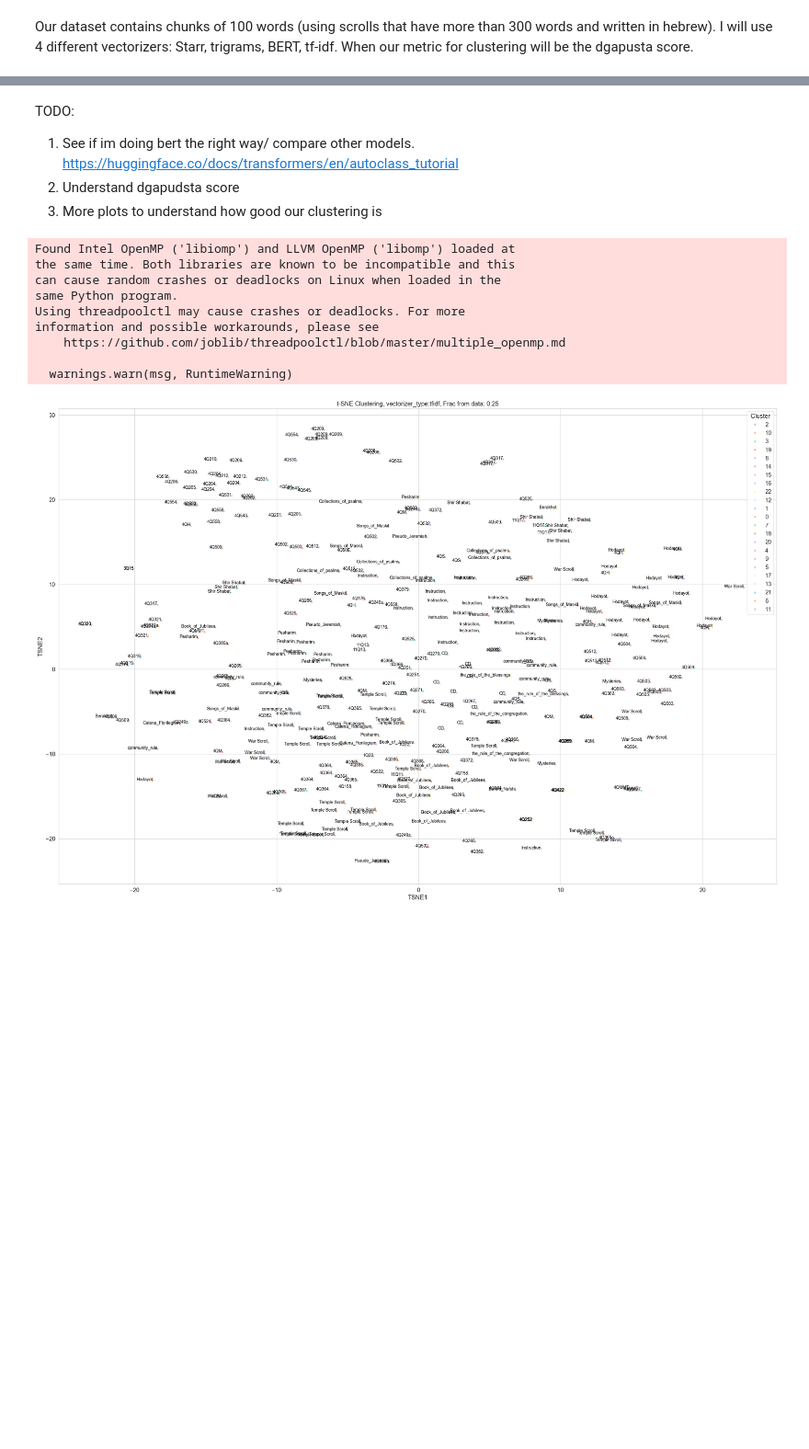
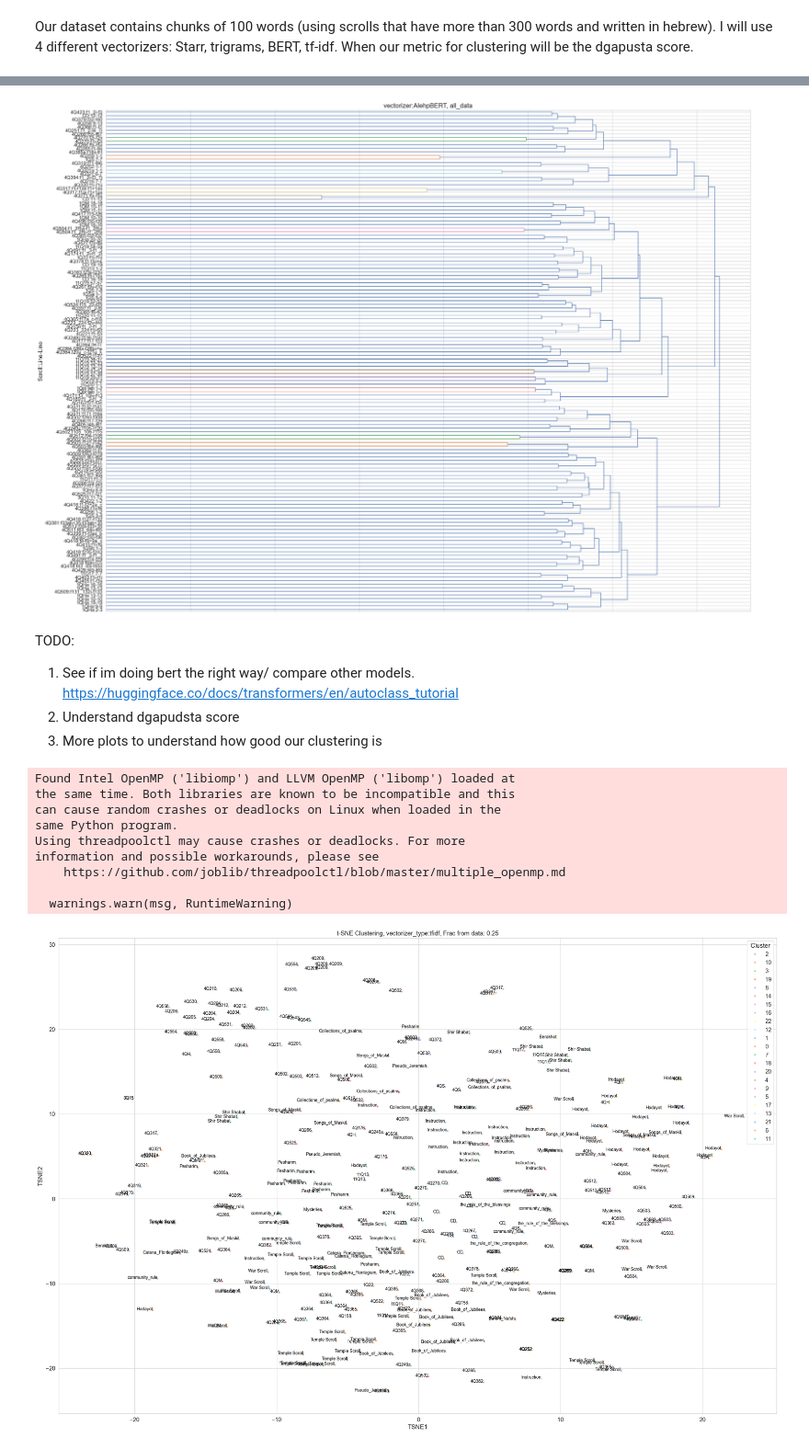
Before and after one commit to yonatanlou/QumranNLP, a Jupyter notebook: notebooks/3.0-clustering_by_book.ipynb, the cells around one changed output, grey strips where cells are left out. Shown at 92% size. Drawn from its saved outputs; the diff is of its cells as text; code cells hidden in the pictures; blank space fills up the shorter version.

```diff
--- a/notebooks/3.0-clustering_by_book.ipynb
+++ b/notebooks/3.0-clustering_by_book.ipynb
@@ -203,6 +213,13 @@ def bert_embed(texts, model, tokenizer):
     return np.vstack(all_embeddings)
 
 
+def init_bert_vectorizer(df,text_column, model_name):
+    tokenizer = AutoTokenizer.from_pretrained(model_name)
+    model = AutoModel.from_pretrained(model_name)
+    vectorizer_matrix = bert_embed(df[text_column].tolist(), model, tokenizer)
+    return vectorizer_matrix
+
+
 def vectorize_text(df, text_column, vectorizer_type):
     if vectorizer_type == 'tfidf':
         vectorizer = TfidfVectorizer()
@@ -216,15 +233,13 @@ def vectorize_text(df, text_column, vectorizer_type):
     elif vectorizer_type == 'starr':
         starr_cols = get_starr_features()
         vectorizer_matrix = df[starr_cols].to_numpy()
-    elif vectorizer_type == 'bert':
-        tokenizer = AutoTokenizer.from_pretrained('onlplab/alephbert-base')
-        model = AutoModel.from_pretrained('onlplab/alephbert-base')
 
-        vectorizer_matrix = bert_embed(df[text_column].tolist(), model, tokenizer)
+    elif vectorizer_type in BERT_MODELS:
+        model_name = vectorizer_type
+        vectorizer_matrix = init_bert_vectorizer(df,text_column, model_name)
     else:
         raise ValueError("Unsupported vectorizer type.")
     return vectorizer_matrix
-
 
 def get_linkage_matrix(model):
     # create the counts of samples under each node
@@ -452,8 +467,8 @@ def create_dasgupta_score_plot(scores_df, chunk_size, num_cvs, frac, linkage_met
     plt.legend(handles=handles[0:2], labels=labels[0:2], title='Score Type', fontsize=14, title_fontsize=16,
                loc='best', ncol=3)
 
-    # Rotate x-axis labels for better readability
-    plt.xticks(rotation=45)
+
+
 
     # Improve layout
     plt.tight_layout()
@@ -461,6 +476,7 @@ def create_dasgupta_score_plot(scores_df, chunk_size, num_cvs, frac, linkage_met
 
     # Remove top and right spines for a cleaner look
     sns.despine(offset=5, trim=True)
+    plt.xticks(rotation=45)
     plt.savefig(f"{file_name}.png")
     plt.show()
 
@@ -670,0 +1079,12 @@ You should probably TRAIN this model on a down-stream task to be able to use it
+# %%
+import matplotlib.pyplot as plt
+import squarify
+import pandas as pd
+import numpy as np
+from scipy.cluster.hierarchy import linkage, fcluster
+import plotly.express as px
+
+sampled_df = stratified_sample(df, 'book', frac=0.5, random_state=42)
+vectorizer_type = "tfidf"
+vectorizer_matrix = vectorize_text(sampled_df, "text", vectorizer_type)
+sample_names = sampled_df["sentence_path"].apply(shorten_path).to_list()
@@ -671,3 +1148,7 @@ You should probably TRAIN this model on a down-stream task to be able to use it
+# %%
+matplotlib_dendrogram(linkage_matrix, sample_names, level= None, title="full_dendogram", metadata={"vectorizer_type":"AlehpBERT"} )
+# %% [output]
+[figure, added]
 # %% [markdown]
 TODO:
 
```
Also changed, not shown: parts of 23 cells of this notebook.
